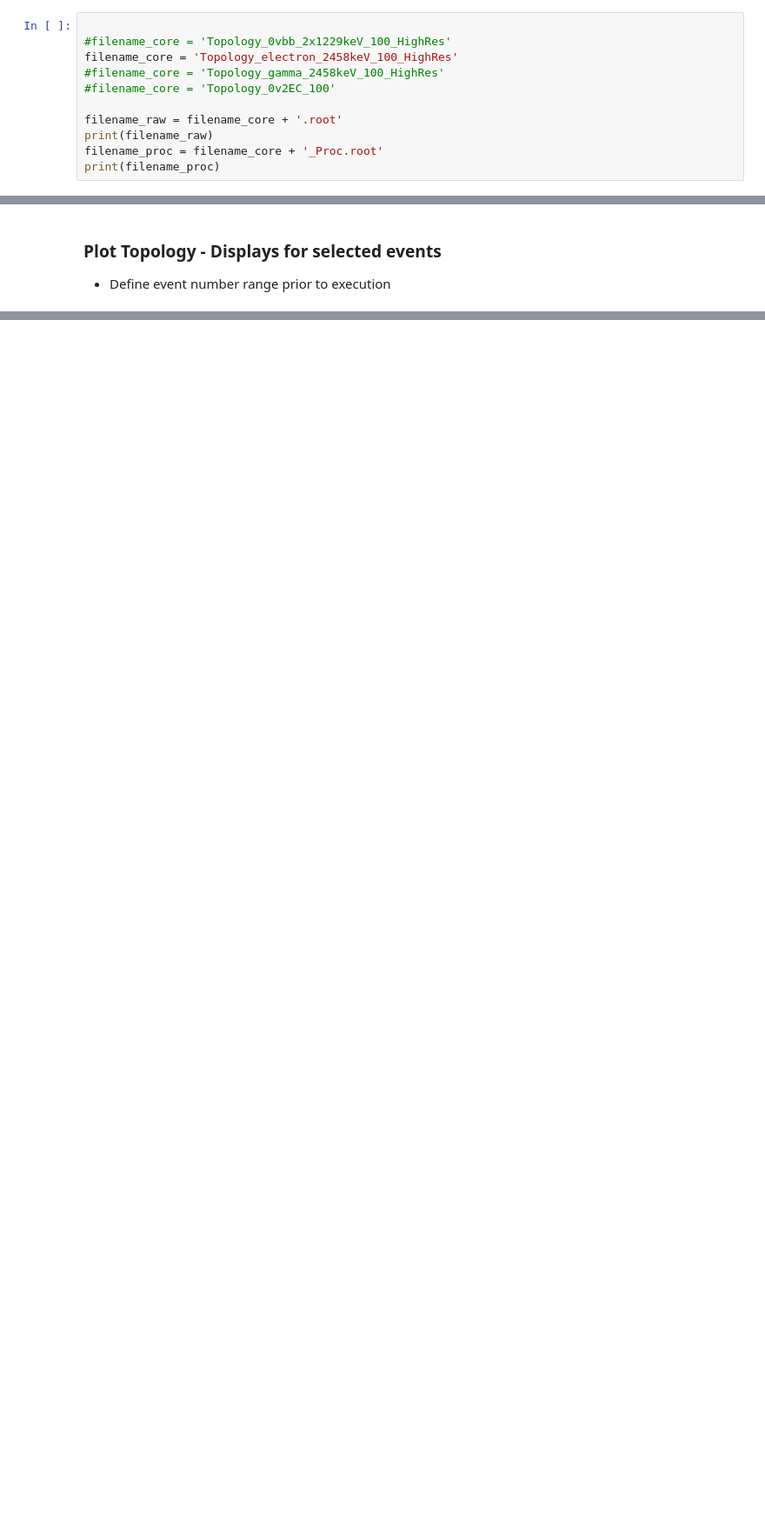
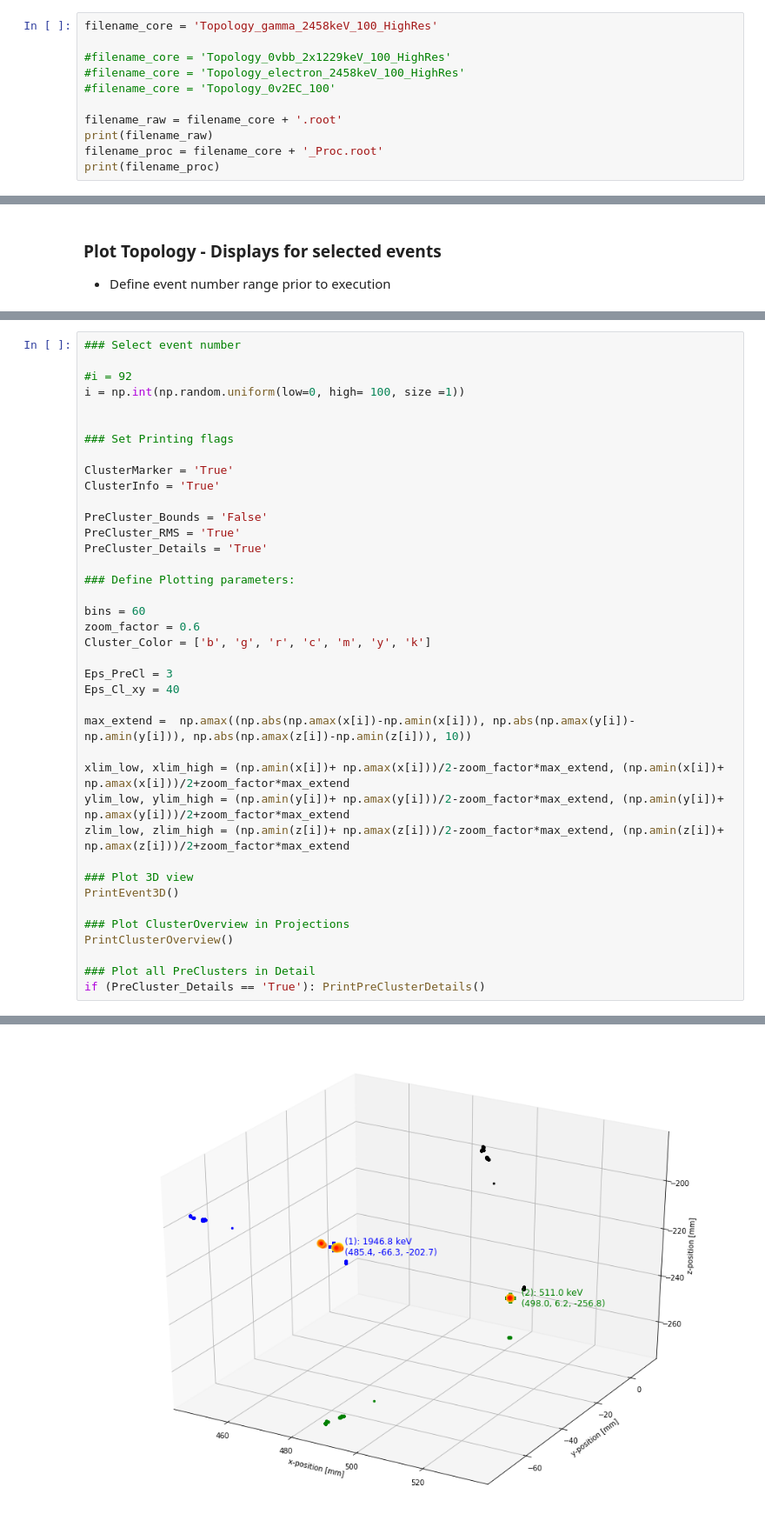
Before and after one commit to Darwin-DarkMatter/Analysis-tools, a Jupyter notebook: Topology_Plotter.ipynb, the cells around one changed output, grey strips where cells are left out. Shown at 87% size. Cells and saved outputs as stored; diff of their text form; blank space fills up the shorter version.

Commit message:
3d event plotter + Projections + PreClusters

```diff
--- a/Topology_Plotter.ipynb
+++ b/Topology_Plotter.ipynb
@@ -52,8 +68,8 @@ def get_proc(filename):
 # %%
+filename_core = 'Topology_gamma_2458keV_100_HighRes'
 
 #filename_core = 'Topology_0vbb_2x1229keV_100_HighRes'
-filename_core = 'Topology_electron_2458keV_100_HighRes'
-#filename_core = 'Topology_gamma_2458keV_100_HighRes'
+#filename_core = 'Topology_electron_2458keV_100_HighRes'
 #filename_core = 'Topology_0v2EC_100'
 
 filename_raw = filename_core + '.root'
@@ -185,0 +95,40 @@ plt.show()
+# %%
+### Select event number
+
+#i = 92
+i = np.int(np.random.uniform(low=0, high= 100, size =1))
+
+
+### Set Printing flags
+
+ClusterMarker = 'True'
+ClusterInfo = 'True'
+
+PreCluster_Bounds = 'False'
+PreCluster_RMS = 'True'
+PreCluster_Details = 'True'
+
+### Define Plotting parameters:
+
+bins = 60
+zoom_factor = 0.6
+Cluster_Color = ['b', 'g', 'r', 'c', 'm', 'y', 'k']
+
+Eps_PreCl = 3
+Eps_Cl_xy = 40
+
+max_extend =  np.amax((np.abs(np.amax(x[i])-np.amin(x[i])), np.abs(np.amax(y[i])-np.amin(y[i])), np.abs(np.amax(z[i])-np.amin(z[i])), 10))
+
+xlim_low, xlim_high = (np.amin(x[i])+ np.amax(x[i]))/2-zoom_factor*max_extend, (np.amin(x[i])+ np.amax(x[i]))/2+zoom_factor*max_extend
+ylim_low, ylim_high = (np.amin(y[i])+ np.amax(y[i]))/2-zoom_factor*max_extend, (np.amin(y[i])+ np.amax(y[i]))/2+zoom_factor*max_extend
+zlim_low, zlim_high = (np.amin(z[i])+ np.amax(z[i]))/2-zoom_factor*max_extend, (np.amin(z[i])+ np.amax(z[i]))/2+zoom_factor*max_extend
+
+### Plot 3D view
+PrintEvent3D()
+
+### Plot ClusterOverview in Projections
+PrintClusterOverview()
+
+### Plot all PreClusters in Detail
+if (PreCluster_Details == 'True'): PrintPreClusterDetails()
+# %% [output]
@@ -185,0 +136 @@ plt.show()
+[figure, added]
```
Also changed, not shown: parts of 12 cells of this notebook.
